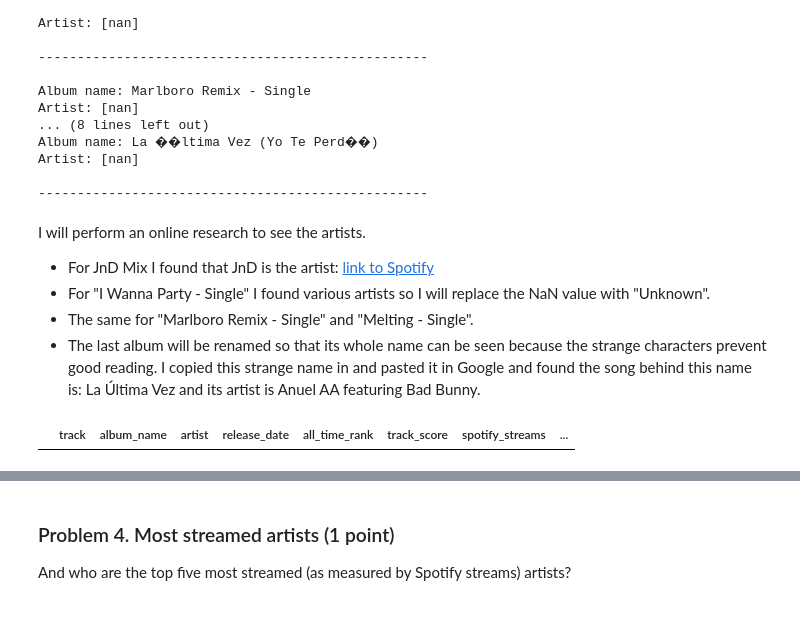
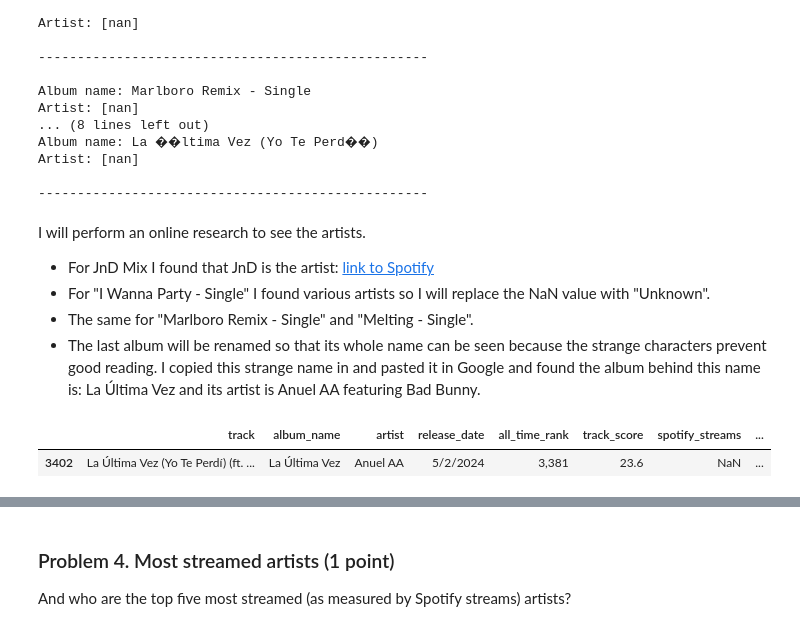
Before and after one commit to AI-Machine-Learning-Upskill-Programme/Data-Science, a Jupyter notebook: Data Science Course/Homeworks/03.Data-Visualization-Exploratory-Data-Analysis-Lab/Data Visualization and EDA Lab.ipynb, the cells around one changed output, grey strips where cells are left out. Drawn from its saved outputs; the diff is of its cells as text; code cells hidden in the pictures.

```diff
--- a/Data Science Course/Homeworks/03.Data-Visualization-Exploratory-Data-Analysis-Lab/Data Visualization and EDA Lab.ipynb
+++ b/Data Science Course/Homeworks/03.Data-Visualization-Exploratory-Data-Analysis-Lab/Data Visualization and EDA Lab.ipynb
@@ -245,16 +245,26 @@ I will perform an online research to see the artists.
 - For JnD Mix I found that JnD is the artist: [link to Spotify](https://open.spotify.com/artist/1bURTsZa0l5C5nqZ9ygnUV)
 - For "I Wanna Party - Single" I found various artists so I will replace the NaN value with "Unknown".
 - The same for "Marlboro Remix - Single" and "Melting - Single".
-- The last album will be renamed so that its whole name can be seen because the strange characters prevent good reading. I copied this strange name in and pasted it in Google and found the song behind this name is: La Última Vez and its artist is Anuel AA featuring Bad Bunny.
+- The last album will be renamed so that its whole name can be seen because the strange characters prevent good reading. I copied this strange name in and pasted it in Google and found the album behind this name is: La Última Vez and its artist is Anuel AA featuring Bad Bunny.
 # %%
 music_data.loc[music_data["album_name"] == "JnD Mix", "artist"] = "JnD"
 # %%
+# Rename the album with strange characters
 music_data.loc[
-    music_data["album_name"] == "La ��ltima Vez (Yo Te Perd��)",
+    music_data["album_name"].str.contains("ltima Vez", na=False),
     "album_name"
-] = "La Última Vez (Yo Te Perdí)"
+] = "La Última Vez"
+
+# Rename the track so that it does not have strange symbols and add Bad Bunny as as a featuring artist
+music_data.loc[
+    music_data.track.str.contains("ltima Vez", na=False),
+    "track"
+] = "La Última Vez (Yo Te Perdí) (ft. Bad Bunny)"
+
+# Add Anuel AA as an artist
+music_data.loc[music_data["album_name"] == "La Última Vez", "artist"] = "Anuel AA"
 # %%
-# Rename the album with strange characters
-music_data.loc[music_data["album_name"] == "La Última Vez (Yo Te Perdí)"]
+music_data.loc[music_data["album_name"] == "La Última Vez"]
 # %% [output]
 |  | track | album_name | artist | release_date | all_time_rank | track_score | spotify_streams | ... |
+| 3402 | La Última Vez (Yo Te Perdí) (ft. ... | La Última Vez | Anuel AA | 5/2/2024 | 3,381 | 23.6 | NaN | ... |
```
Also changed, not shown: parts of 14 cells of this notebook.
